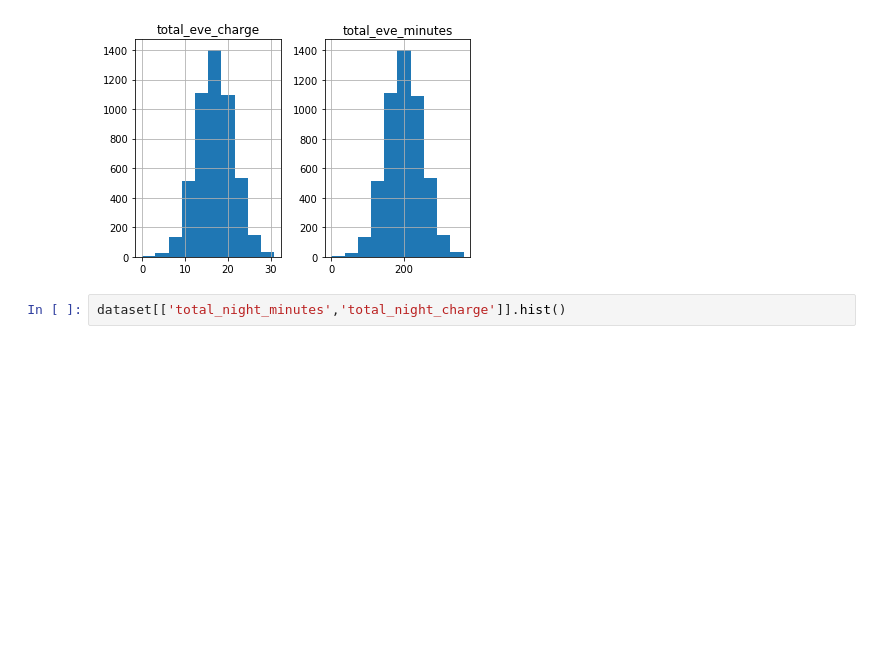
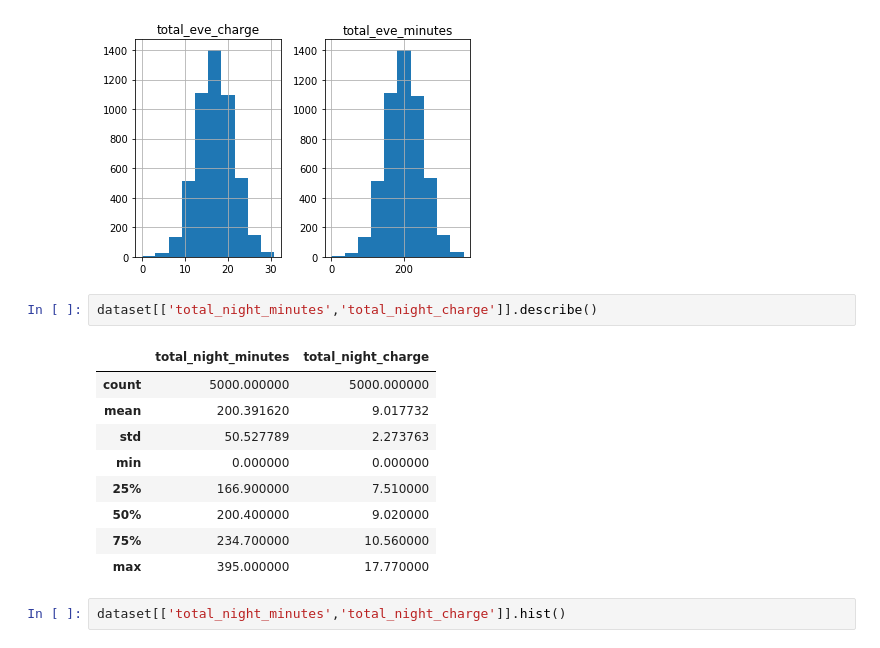
Before and after one commit to syakhlani/Basic_Statistics, a Jupyter notebook: pre_test_use_case_AS.ipynb, the cells around one changed output. Cells and saved outputs as stored; diff of their text form; blank space fills up the shorter version.

```diff
--- a/pre_test_use_case_AS.ipynb
+++ b/pre_test_use_case_AS.ipynb
@@ -292,6 +316,18 @@ array([[<matplotlib.axes._subplots.AxesSubplot object at 0x...>,
         <matplotlib.axes._subplots.AxesSubplot object at 0x...>]],
       dtype=object)
 [figure]
+# %%
+dataset[['total_night_minutes','total_night_charge']].describe()
+# %% [output]
+|  | total_night_minutes | total_night_charge |
+| count | 5000.000000 | 5000.000000 |
+| mean | 200.391620 | 9.017732 |
+| std | 50.527789 | 2.273763 |
+| min | 0.000000 | 0.000000 |
+| 25% | 166.900000 | 7.510000 |
+| 50% | 200.400000 | 9.020000 |
+| 75% | 234.700000 | 10.560000 |
+| max | 395.000000 | 17.770000 |
 # %%
 dataset[['total_night_minutes','total_night_charge']].hist()
 # %% [output]
```
Also changed, not shown: parts of 4 cells of this notebook.
